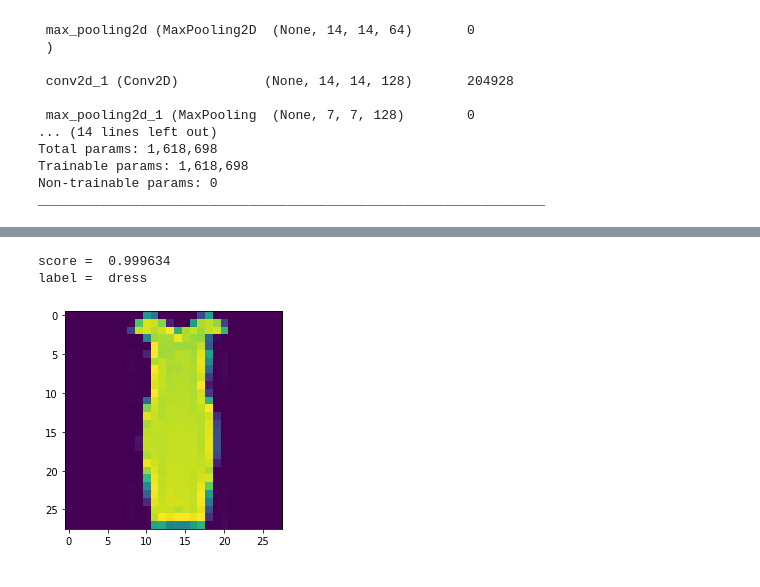
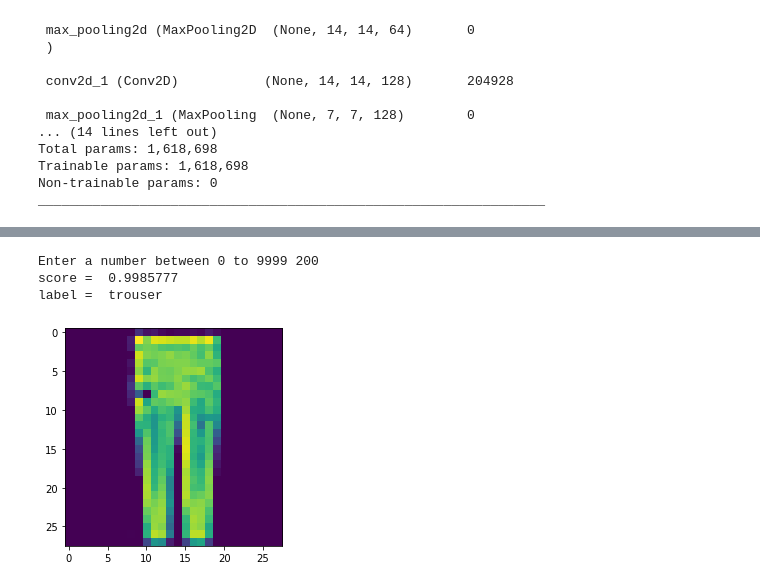
Before and after one commit to purvadanait/AIML-Pract, a Jupyter notebook: NNwFashionMNIST.ipynb, the cells around one changed output, grey strips where cells are left out. Saved outputs shown, nothing was run; the diff lists cells and outputs as text; code cells hidden in the pictures.

```diff
--- a/NNwFashionMNIST.ipynb
+++ b/NNwFashionMNIST.ipynb
@@ -188,25 +188,26 @@ plt.show()
 # %%
 labels = ['t_shirt', 'trouser', 'pullover', 'dress', 'coat',
           'sandal', 'shirt', 'sneaker', 'bag', 'ankle_boots']
 
 #testX[1].shape
 #testX[1].shape
 #print(testX[:66].shape)
 
-class_id = 666 # the number of classes between 0 & 9999 (for test dataset)
+class_id = int(input("Enter a number between 0 to 9999")) # the number of classes between 0 & 9999 (for test dataset)
 
 predictions = model.predict(testX[class_id:class_id+1])
 #print(predictions.shape)
 #predictions
 
 label = labels[np.argmax(predictions[:])] # find the max value at the index and then look up the value (0-9) in the labels section
 score = np.max(predictions[:])
 print("score = ", score)
 print("label = ", label)
 
 plt.imshow(np.squeeze(testX[class_id]))
 plt.show()
 # %% [output]
-score =  0.999634
-label =  dress
+Enter a number between 0 to 9999 200
+score =  0.9985777
+label =  trouser
-[figure, old version]
+[figure, new version]
```
Also changed, not shown: parts of 3 cells of this notebook.
